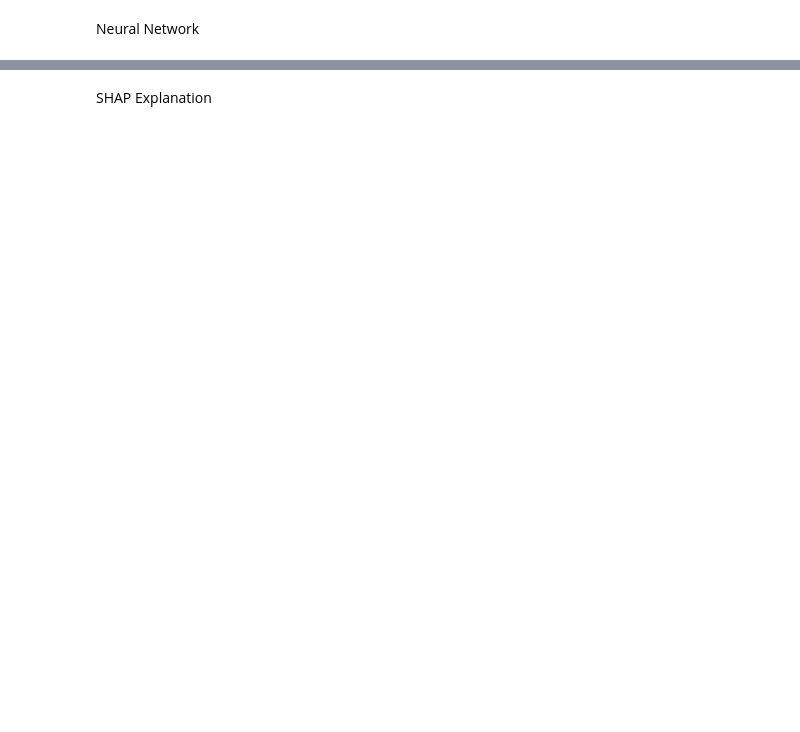
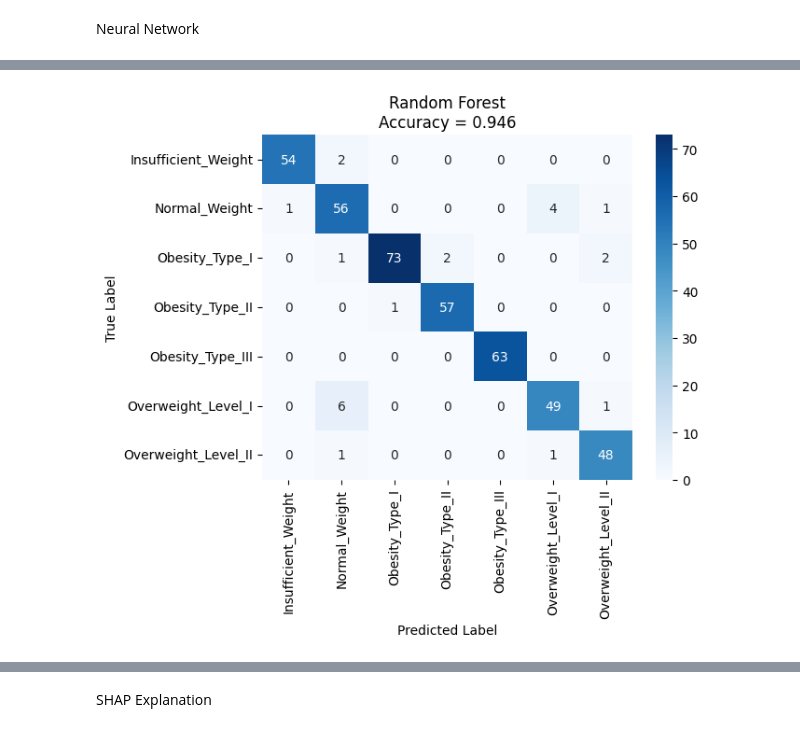
Before and after one commit to anthonybyamugisha/Obesity-predictor, a Jupyter notebook: GroupM_ML_third_course_work.ipynb, the cells around one changed output, grey strips where cells are left out. Saved outputs shown, nothing was run; the diff lists cells and outputs as text; code cells hidden in the pictures; blank space fills up the shorter version.

```diff
--- a/GroupM_ML_third_course_work.ipynb
+++ b/GroupM_ML_third_course_work.ipynb
@@ -173,11 +202,34 @@ weighted avg       0.84      0.83      0.83       423
 # %% [markdown]
 Random Forest
 # %%
-rf = RandomForestClassifier(n_estimators=100, random_state=42)
-rf.fit(X_train, y_train)
+# Defining hyperparameter grid
+rf_param_grid = {
+    'n_estimators': [100, 200],
+    'max_depth': [5, 10, None],
+    'min_samples_split': [2, 5],
+    'max_features': ['sqrt', 'log2']
+}
 
+# Hyperparameter tuning for Random Forest
+rf_grid = GridSearchCV(
+    RandomForestClassifier(random_state=42),
+    rf_param_grid,
+    cv=5,
+    scoring='accuracy',
+    n_jobs=-1
+)
+
+rf_grid.fit(X_train, y_train)
+
+print("Best Parameters:", rf_grid.best_params_)
+print("Best CV Accuracy:", round(rf_grid.best_score_, 4))
+
+# Best model
+rf = rf_grid.best_estimator_
+
+# Test evaluation for Random Forest
 rf_pred = rf.predict(X_test)
 
-print("Random Forest Accuracy:", accuracy_score(y_test, rf_pred))
+print("\nTest Set Accuracy:", accuracy_score(y_test, rf_pred))
 print(classification_report(y_test, rf_pred))
 # %% [output]
@@ -222,0 +315,10 @@ weighted avg       0.94      0.94      0.94       423
+# %%
+# Confusion matrix for Decision Tree
+cm_rf = confusion_matrix(y_test, rf.predict(X_test))
+sns.heatmap(cm_rf, annot=True, fmt="d", cmap="Blues",xticklabels=le.classes_, yticklabels=le.classes_)
+plt.title(f"Random Forest\nAccuracy = {accuracy_score(y_test, rf.predict(X_test)):.3f}")
+plt.xlabel("Predicted Label")
+plt.ylabel("True Label")
+plt.show()
+# %% [output]
+[figure, added]
```
Also changed, not shown: parts of 16 cells of this notebook.
